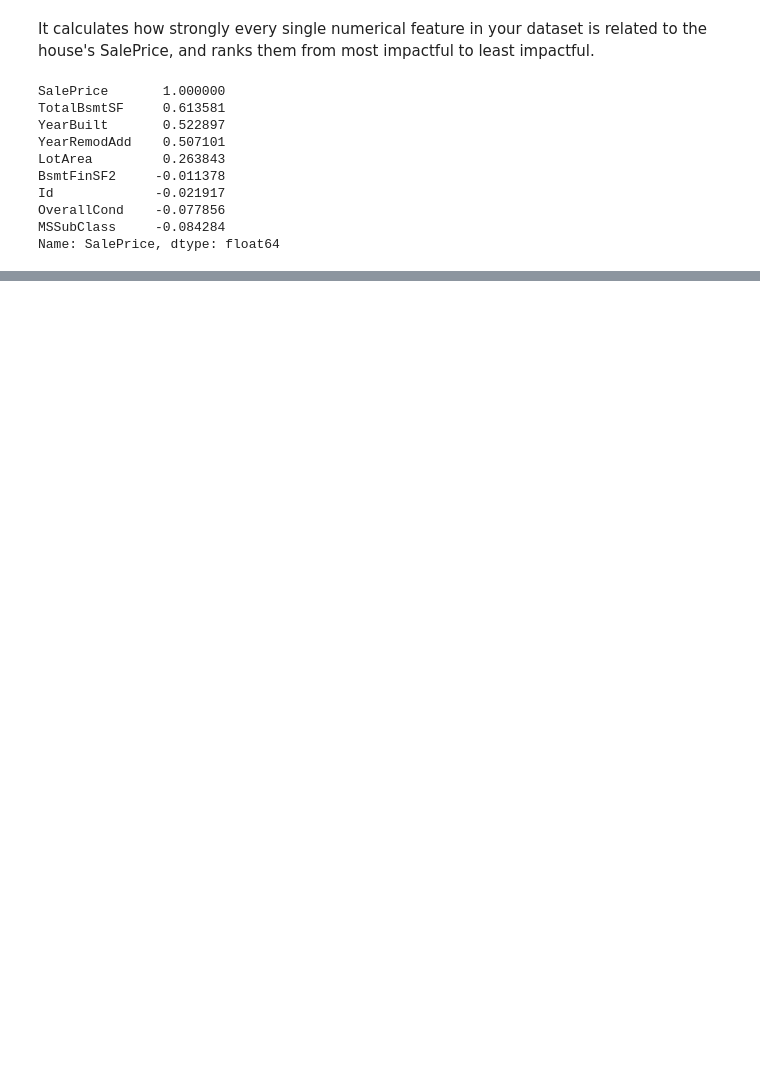
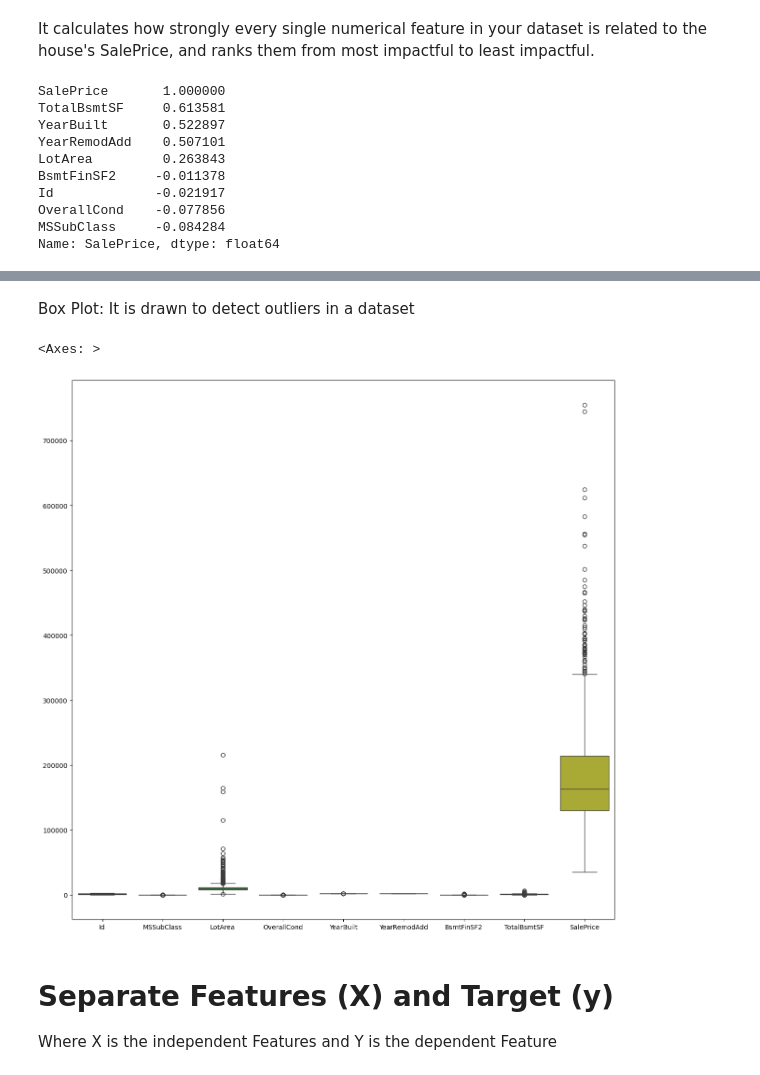
Before and after one commit to KARTHIKAKRISHNA123/dwello, a Jupyter notebook: House_Price_Predictor.ipynb, the cells around one changed output, grey strips where cells are left out. Saved outputs shown, nothing was run; the diff lists cells and outputs as text; code cells hidden in the pictures; blank space fills up the shorter version.

```diff
--- a/House_Price_Predictor.ipynb
+++ b/House_Price_Predictor.ipynb
@@ -138,3 +137,11 @@ sns.pairplot(df)
+# %% [markdown]
+Box Plot: It is drawn to detect outliers in a dataset
+# %%
+fig, ax = plt.subplots(figsize=(15, 15))
+sns.boxplot(data=df, ax=ax)
+# %% [output]
+<Axes: >
+[figure, added]
 # %%
 # Drop rows where target variable (SalePrice) is missing
 df.dropna(subset=["SalePrice"], inplace=True)
@@ -140,0 +158,3 @@ df.dropna(subset=["SalePrice"], inplace=True)
+# %% [markdown]
+# Separate Features (X) and Target (y)
+Where X is the independent Features and Y is the dependent Feature
```
Also changed, not shown: parts of 49 cells of this notebook, 2 other files.
